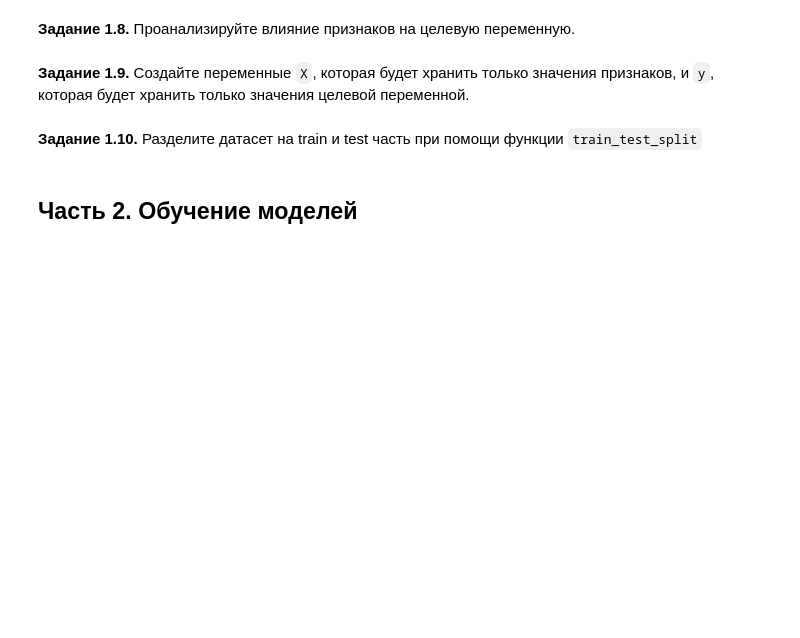
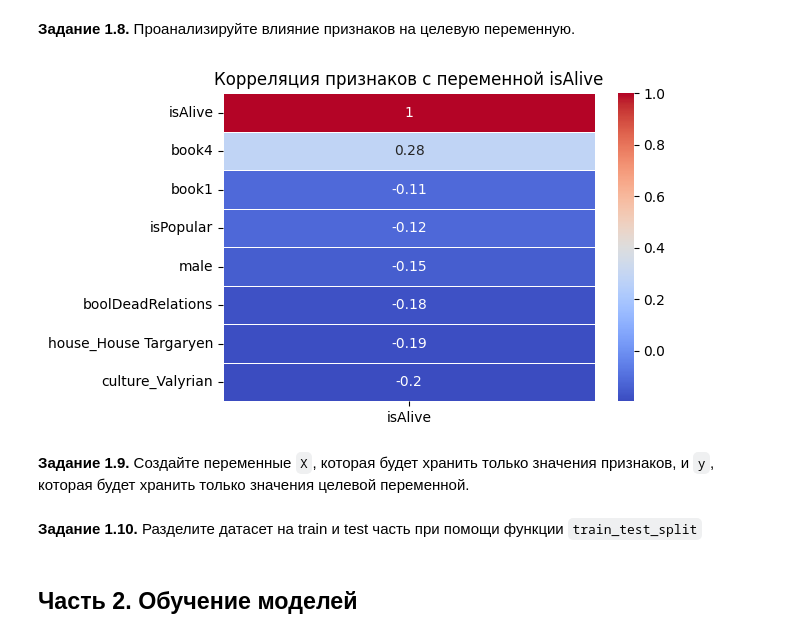
Before and after one commit to taravskayavm/DLS_I, a Jupyter notebook: week_01_ml_intro/Homework/hw_1_game_of_thrones.ipynb, the cells around one changed output. Cells and saved outputs as stored; diff of their text form; code cells hidden in the pictures; blank space fills up the shorter version.

```diff
--- a/week_01_ml_intro/Homework/hw_1_game_of_thrones.ipynb
+++ b/week_01_ml_intro/Homework/hw_1_game_of_thrones.ipynb
@@ -398,2 +428,16 @@ data_encoded.head(5)
+# %%
+# Рассчитываем корреляцию всех признаков с 'isAlive'
+correlation_with_target = data_encoded.corr()['isAlive'].sort_values(ascending=False)
+
+# Отбираем только те признаки, которые имеют значимую корреляцию (например, больше 0.1)
+correlation_with_target = correlation_with_target[abs(correlation_with_target) > 0.1]
+
+# Строим тепловую карту
+plt.figure(figsize=(6, 4))
+sns.heatmap(correlation_with_target.to_frame(), annot=True, cmap='coolwarm', linewidths=0.5)
+plt.title('Корреляция признаков с переменной isAlive')
+plt.show()
+# %% [output]
+[figure, added]
 # %% [markdown]
 **Задание 1.9.** Создайте переменные `X`, которая будет хранить только значения признаков, и `y`, которая будет хранить только значения целевой переменной.
```
Also changed, not shown: parts of 26 cells of this notebook.
